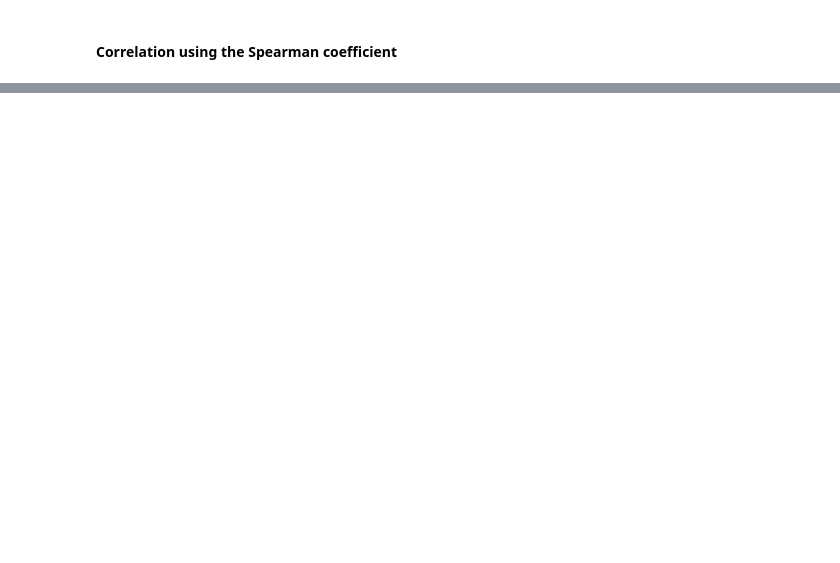
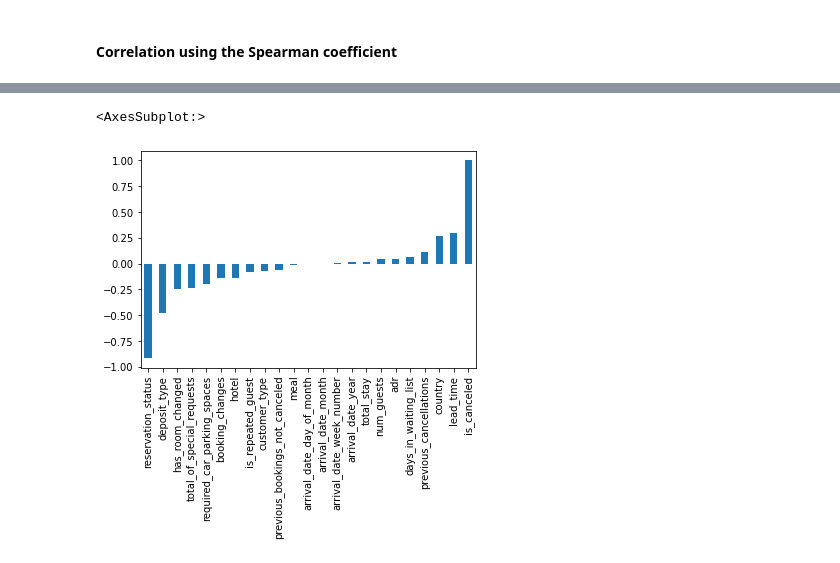
Before and after one commit to ofek181/Causal-Inference, a Jupyter notebook: causal_inference_notebook.ipynb, the cells around one changed output, grey strips where cells are left out. Saved outputs shown, nothing was run; the diff lists cells and outputs as text; code cells hidden in the pictures; blank space fills up the shorter version.

```diff
--- a/causal_inference_notebook.ipynb
+++ b/causal_inference_notebook.ipynb
@@ -237,0 +249,5 @@ plt.show()
+# %%
+encoded_data.corr(method='pearson')['is_canceled'].sort_values().plot(kind='bar')
+# %% [output]
+<AxesSubplot:>
+[figure, added]
```
Also changed, not shown: parts of 7 cells of this notebook.
